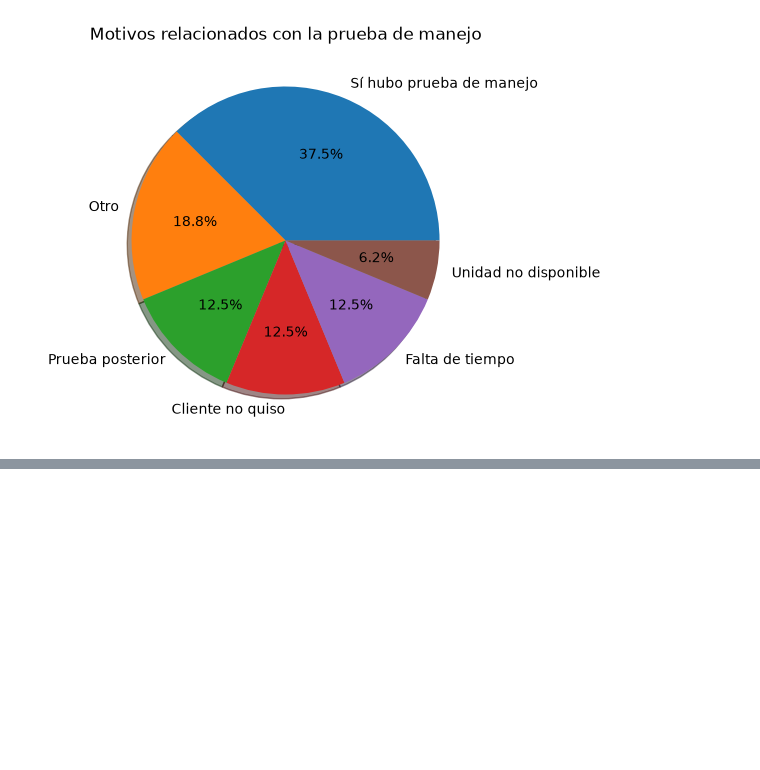
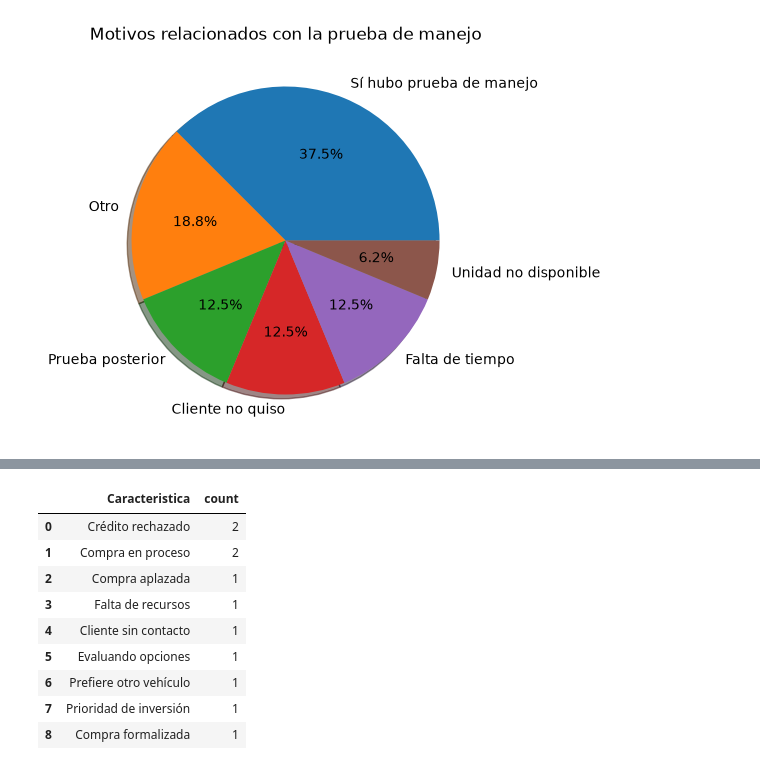
Before and after one commit to a01739242-ui/Extraccion_de_Caracteristicas, a Jupyter notebook: Actividad 4.1/codigo_categorias.ipynb, the cells around one changed output, grey strips where cells are left out. Saved outputs shown, nothing was run; the diff lists cells and outputs as text; code cells hidden in the pictures; blank space fills up the shorter version.

```diff
--- a/Actividad 4.1/codigo_categorias.ipynb
+++ b/Actividad 4.1/codigo_categorias.ipynb
@@ -436,0 +613,15 @@ Text(0.5, 1.0, 'Motivos relacionados con la prueba de manejo')
+# %%
+# Creo la tabla de frecuencias
+Tabla_compra = Pregunta_compra["Caracteristica"].value_counts().reset_index()
+Tabla_compra
+# %% [output]
+|  | Caracteristica | count |
+| 0 | Crédito rechazado | 2 |
+| 1 | Compra en proceso | 2 |
+| 2 | Compra aplazada | 1 |
+| 3 | Falta de recursos | 1 |
+| 4 | Cliente sin contacto | 1 |
+| 5 | Evaluando opciones | 1 |
+| 6 | Prefiere otro vehículo | 1 |
+| 7 | Prioridad de inversión | 1 |
+| 8 | Compra formalizada | 1 |
```
Also changed, not shown: parts of 8 cells of this notebook, 1 other file.
